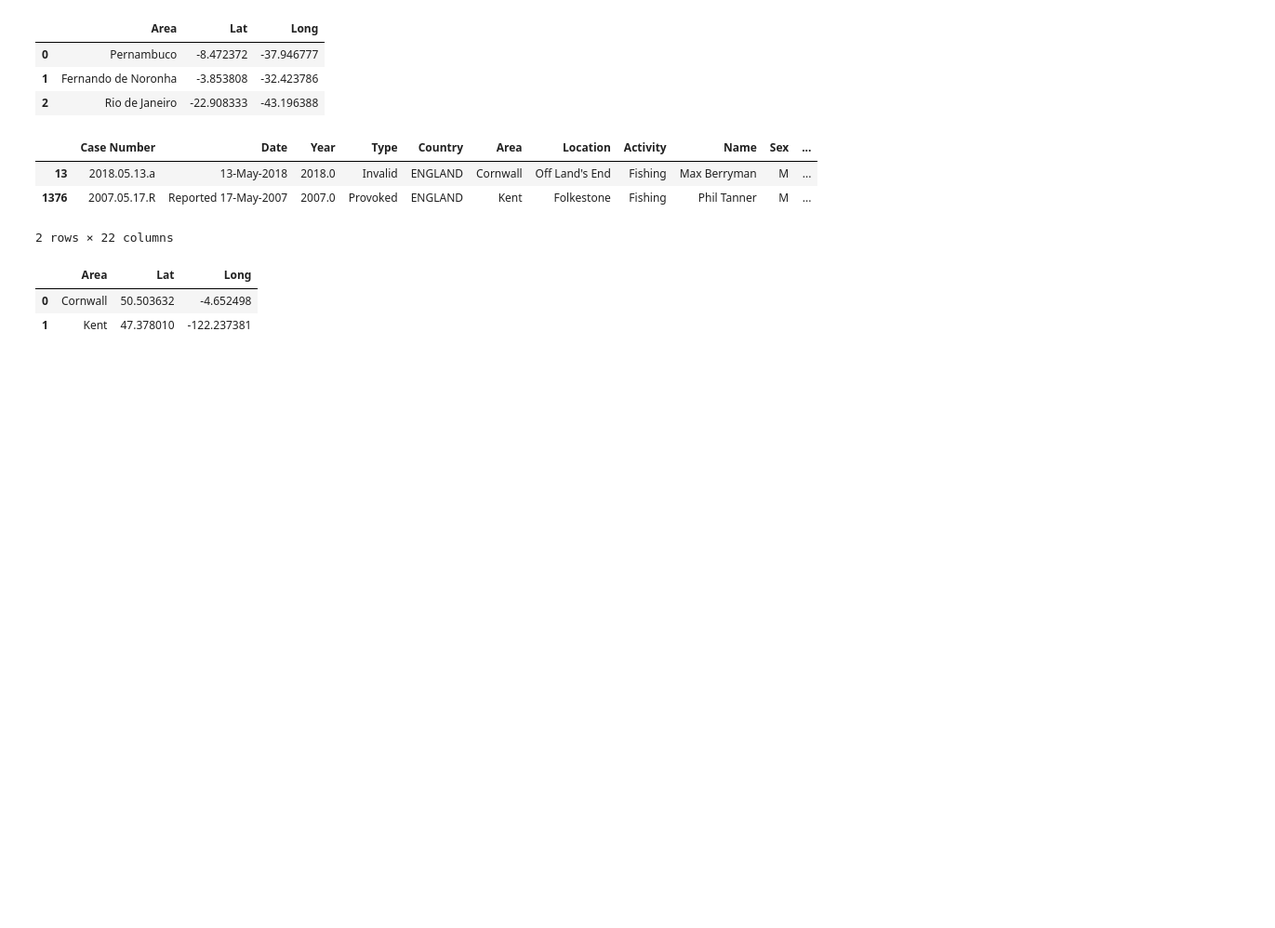
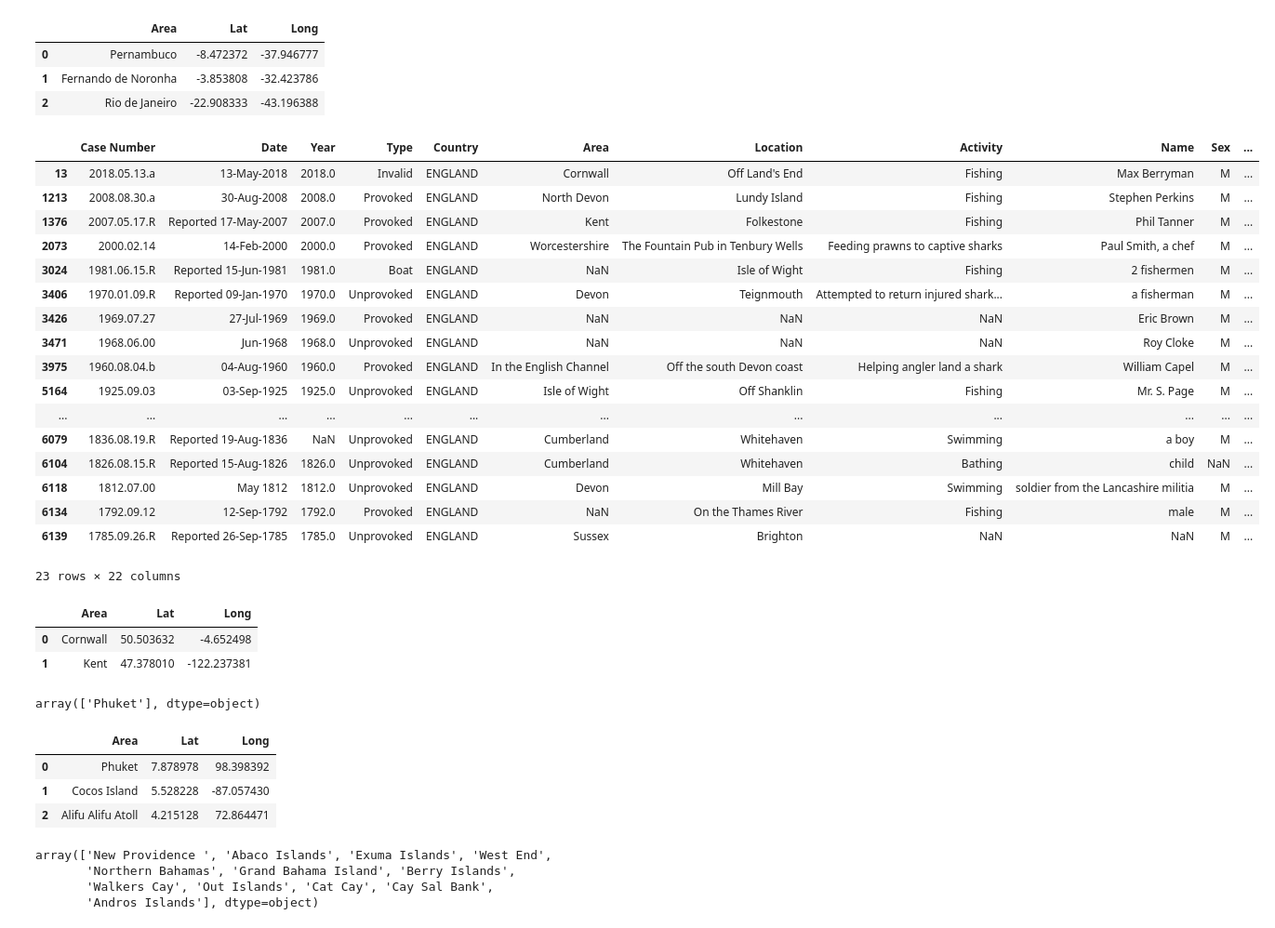
Before and after one commit to ajcipolle/sharkattack, a Jupyter notebook: Untitled.ipynb, the cells around one changed output. Shown at 93% size. Drawn from its saved outputs; the diff is of its cells as text; code cells hidden in the pictures; blank space fills up the shorter version.

```diff
--- a/Untitled.ipynb
+++ b/Untitled.ipynb
@@ -9,6 +4,6 @@ import json
 # %%
 # Cleaning national shark data
-sharkAttacks = pd.read_csv('attacks.csv', encoding='cp1252').drop(columns=['Unnamed: 22', 'Unnamed: 23'])
+sharkAttacks = pd.read_csv('data/attacks.csv', encoding='cp1252').drop(columns=['Unnamed: 22', 'Unnamed: 23'])
 sharkAttacks.drop(columns=['Time'])
 sharkAttacks.dropna()
 # %% [output]
@@ -359,13 +354,27 @@ BZ_shark_df
 | 1 | Fernando de Noronha | -3.853808 | -32.423786 |
 | 2 | Rio de Janeiro | -22.908333 | -43.196388 |
 # %%
-ENG_data = sharkAttacks_cleaned.loc[sharkAttacks['Country'] == 'ENGLAND']
+ENG_data = sharkAttacks.loc[sharkAttacks['Country'] == 'ENGLAND']
 ENG_data
 # %% [output]
 |  | Case Number | Date | Year | Type | Country | Area | Location | Activity | Name | Sex | ... |
 | 13 | 2018.05.13.a | 13-May-2018 | 2018.0 | Invalid | ENGLAND | Cornwall | Off Land's End | Fishing | Max Berryman | M | ... |
+| 1213 | 2008.08.30.a | 30-Aug-2008 | 2008.0 | Provoked | ENGLAND | North Devon | Lundy Island | Fishing | Stephen Perkins | M | ... |
 | 1376 | 2007.05.17.R | Reported 17-May-2007 | 2007.0 | Provoked | ENGLAND | Kent | Folkestone | Fishing | Phil Tanner | M | ... |
+| 2073 | 2000.02.14 | 14-Feb-2000 | 2000.0 | Provoked | ENGLAND | Worcestershire | The Fountain Pub in Tenbury Wells | Feeding prawns to captive sharks | Paul Smith, a chef | M | ... |
+| 3024 | 1981.06.15.R | Reported 15-Jun-1981 | 1981.0 | Boat | ENGLAND | NaN | Isle of Wight | Fishing | 2 fishermen | M | ... |
+| 3406 | 1970.01.09.R | Reported 09-Jan-1970 | 1970.0 | Unprovoked | ENGLAND | Devon | Teignmouth | Attempted to return injured shark... | a fisherman | M | ... |
+| 3426 | 1969.07.27 | 27-Jul-1969 | 1969.0 | Provoked | ENGLAND | NaN | NaN | NaN | Eric Brown | M | ... |
+| 3471 | 1968.06.00 | Jun-1968 | 1968.0 | Unprovoked | ENGLAND | NaN | NaN | NaN | Roy Cloke | M | ... |
+| 3975 | 1960.08.04.b | 04-Aug-1960 | 1960.0 | Provoked | ENGLAND | In the English Channel | Off the south Devon coast | Helping angler land a shark | William Capel | M | ... |
+| 5164 | 1925.09.03 | 03-Sep-1925 | 1925.0 | Unprovoked | ENGLAND | Isle of Wight | Off Shanklin | Fishing | Mr. S. Page | M | ... |
+| ... | ... | ... | ... | ... | ... | ... | ... | ... | ... | ... | ... |
+| 6079 | 1836.08.19.R | Reported 19-Aug-1836 | NaN | Unprovoked | ENGLAND | Cumberland | Whitehaven | Swimming | a boy | M | ... |
+| 6104 | 1826.08.15.R | Reported 15-Aug-1826 | 1826.0 | Unprovoked | ENGLAND | Cumberland | Whitehaven | Bathing | child | NaN | ... |
+| 6118 | 1812.07.00 | May 1812 | 1812.0 | Unprovoked | ENGLAND | Devon | Mill Bay | Swimming | soldier from the Lancashire militia | M | ... |
+| 6134 | 1792.09.12 | 12-Sep-1792 | 1792.0 | Provoked | ENGLAND | NaN | On the Thames River | Fishing | male | M | ... |
+| 6139 | 1785.09.26.R | Reported 26-Sep-1785 | 1785.0 | Unprovoked | ENGLAND | Sussex | Brighton | NaN | NaN | M | ... |
-2 rows × 22 columns
+23 rows × 22 columns
 # %%
 # Creating dict with ENGLAND areas
 ENG_shark = {'Area':
@@ -383,3 +392,8 @@ ENG_shark_df
 |  | Area | Lat | Long |
 | 0 | Cornwall | 50.503632 | -4.652498 |
 | 1 | Kent | 47.378010 | -122.237381 |
+# %%
+# printing areas in THAILAND
+sharkAttacks_cleaned.loc[sharkAttacks['Country'] == 'THAILAND'].Area.unique()
+# %% [output]
+array(['Phuket'], dtype=object)
@@ -385,0 +413,9 @@ ENG_shark_df
+# %%
+# Creating dataframe with lat and long for THAILAND data
+shark_df = pd.DataFrame(data=sharks)
+shark_df
+# %% [output]
+|  | Area | Lat | Long |
+| 0 | Phuket | 7.878978 | 98.398392 |
+| 1 | Cocos Island | 5.528228 | -87.057430 |
+| 2 | Alifu Alifu Atoll | 4.215128 | 72.864471 |
@@ -385,0 +425,8 @@ ENG_shark_df
+# %%
+# printing areas in THAILAND
+BAH_sharks.loc[BAH_sharks['Country'] == 'BAHAMAS'].Area.unique()
+# %% [output]
+array(['New Providence ', 'Abaco Islands', 'Exuma Islands', 'West End',
+       'Northern Bahamas', 'Grand Bahama Island', 'Berry Islands',
+       'Walkers Cay', 'Out Islands', 'Cat Cay', 'Cay Sal Bank',
+       'Andros Islands'], dtype=object)
```
Also changed, not shown: parts of 16 cells of this notebook, 5 other files.
